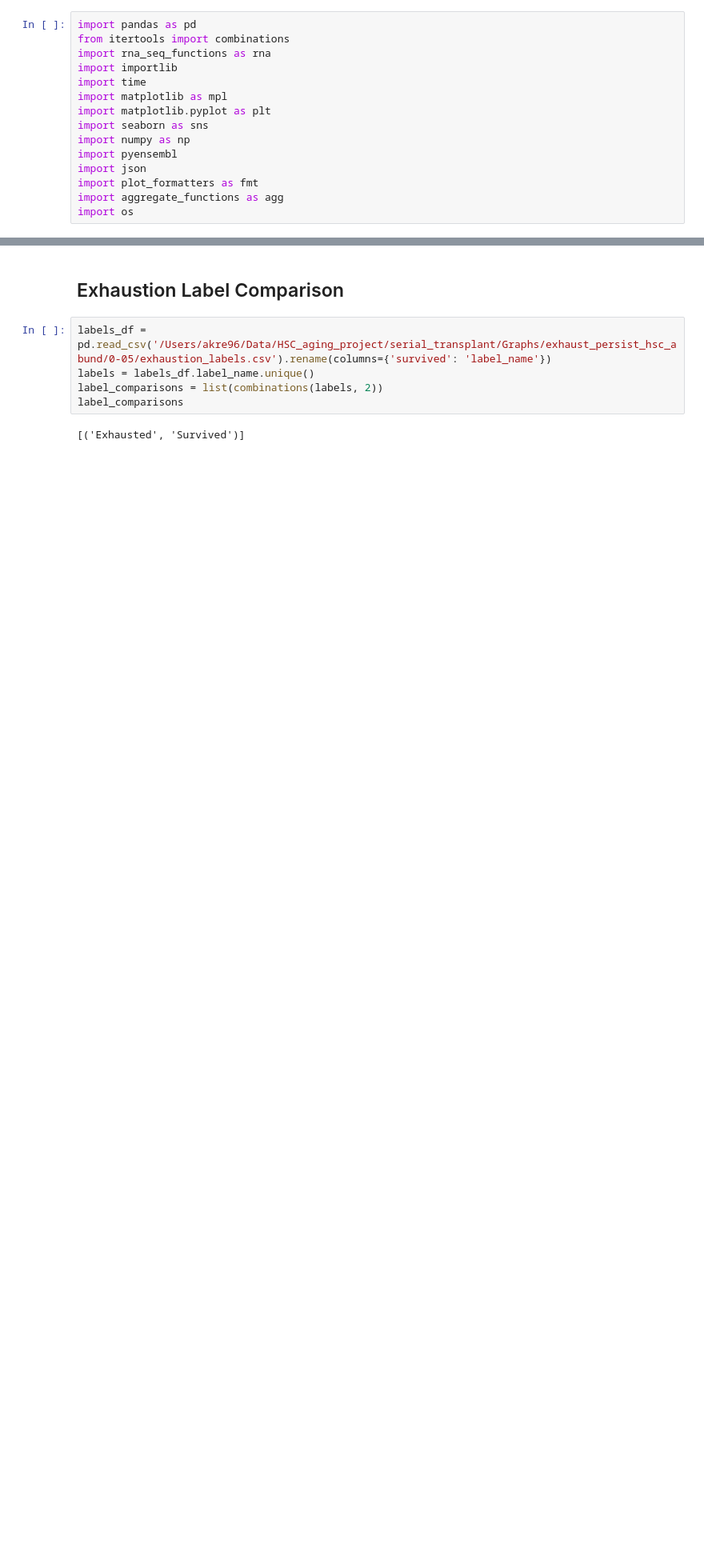
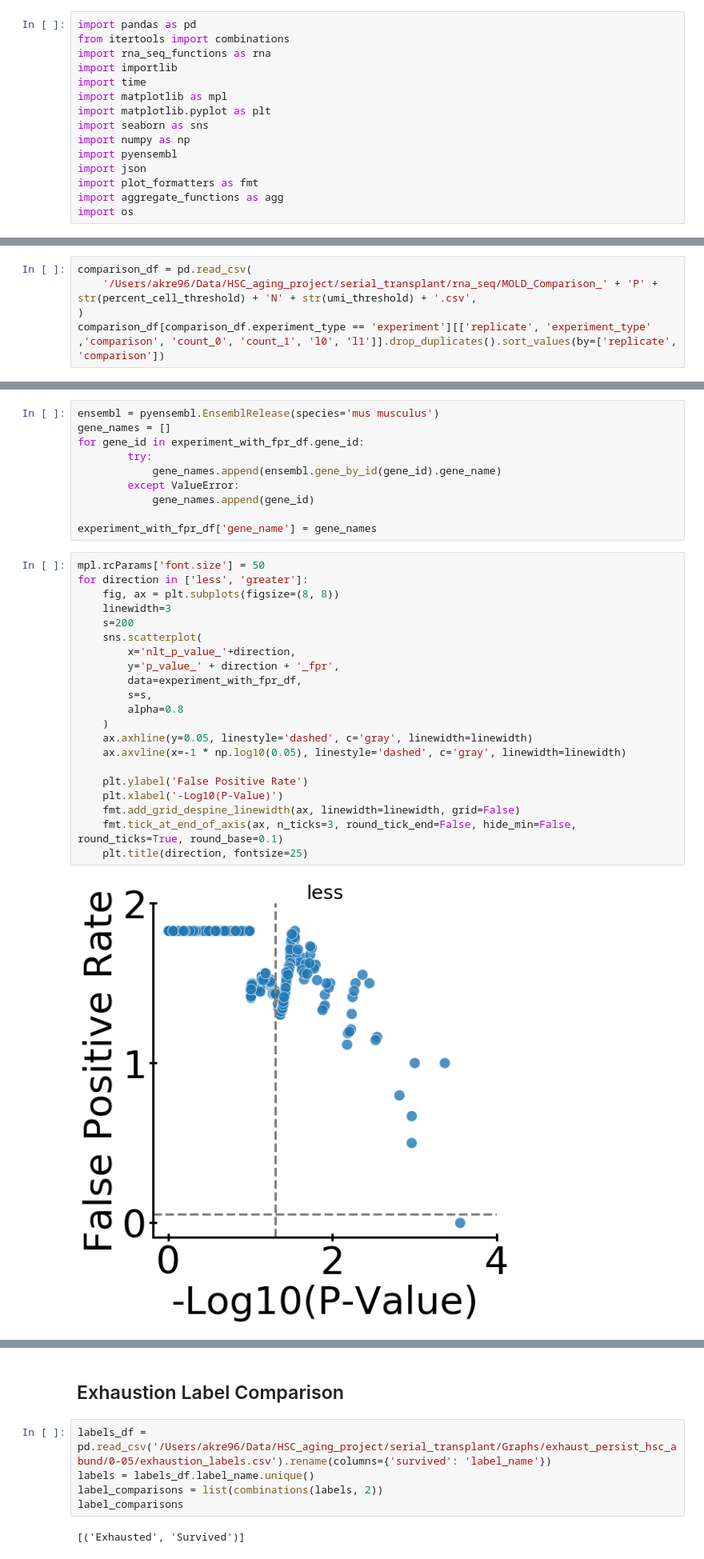
Before and after one commit to akre96/stemcell_aging, a Jupyter notebook: RNA_Seq_Serial_transplant.ipynb, the cells around one changed output, grey strips where cells are left out. Shown at 80% size. Drawn from its saved outputs; the diff is of its cells as text; blank space fills up the shorter version.

```diff
--- a/RNA_Seq_Serial_transplant.ipynb
+++ b/RNA_Seq_Serial_transplant.ipynb
@@ -15,0 +328,5 @@ import os
+# %%
+comparison_df = pd.read_csv(
+    '/Users/akre96/Data/HSC_aging_project/serial_transplant/rna_seq/MOLD_Comparison_' + 'P' + str(percent_cell_threshold) + 'N' + str(umi_threshold) + '.csv',
+)
+comparison_df[comparison_df.experiment_type == 'experiment'][['replicate', 'experiment_type' ,'comparison', 'count_0', 'count_1', 'l0', 'l1']].drop_duplicates().sort_values(by=['replicate', 'comparison'])
@@ -15,0 +386,33 @@ import os
+# %%
+ensembl = pyensembl.EnsemblRelease(species='mus musculus')
+gene_names = []
+for gene_id in experiment_with_fpr_df.gene_id:
+        try:
+            gene_names.append(ensembl.gene_by_id(gene_id).gene_name)
+        except ValueError:
+            gene_names.append(gene_id)
+
+experiment_with_fpr_df['gene_name'] = gene_names
+# %%
+mpl.rcParams['font.size'] = 50
+for direction in ['less', 'greater']:
+    fig, ax = plt.subplots(figsize=(8, 8))
+    linewidth=3
+    s=200
+    sns.scatterplot(
+        x='nlt_p_value_'+direction,
+        y='p_value_' + direction + '_fpr',
+        data=experiment_with_fpr_df,
+        s=s,
+        alpha=0.8
+    )
+    ax.axhline(y=0.05, linestyle='dashed', c='gray', linewidth=linewidth)
+    ax.axvline(x=-1 * np.log10(0.05), linestyle='dashed', c='gray', linewidth=linewidth)
+
+    plt.ylabel('False Positive Rate')
+    plt.xlabel('-Log10(P-Value)')
+    fmt.add_grid_despine_linewidth(ax, linewidth=linewidth, grid=False)
+    fmt.tick_at_end_of_axis(ax, n_ticks=3, round_tick_end=False, hide_min=False, round_ticks=True, round_base=0.1)
+    plt.title(direction, fontsize=25)
+# %% [output]
+[figure, added]
```
Also changed, not shown: parts of 36 cells of this notebook, 2 other files.
